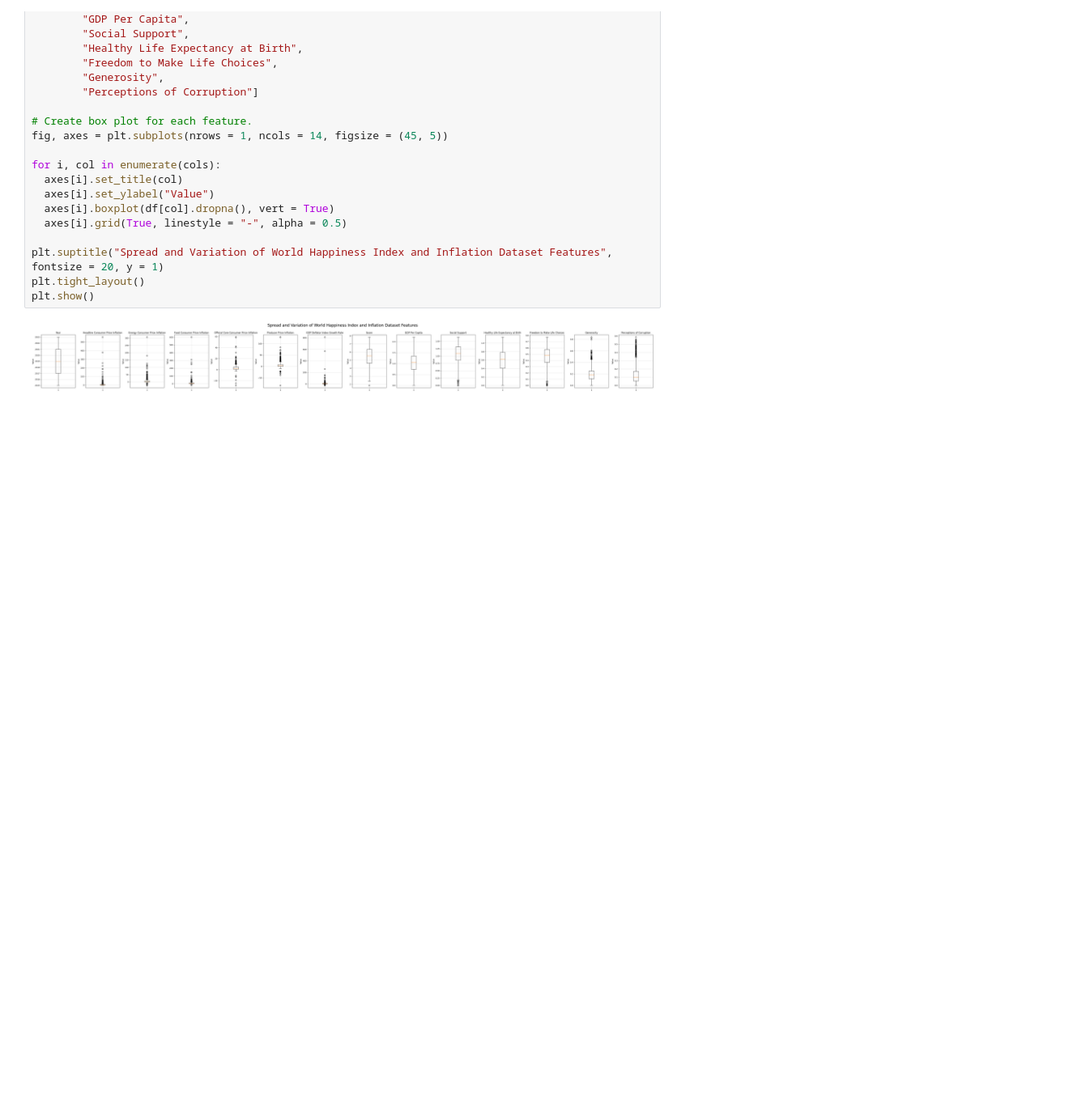
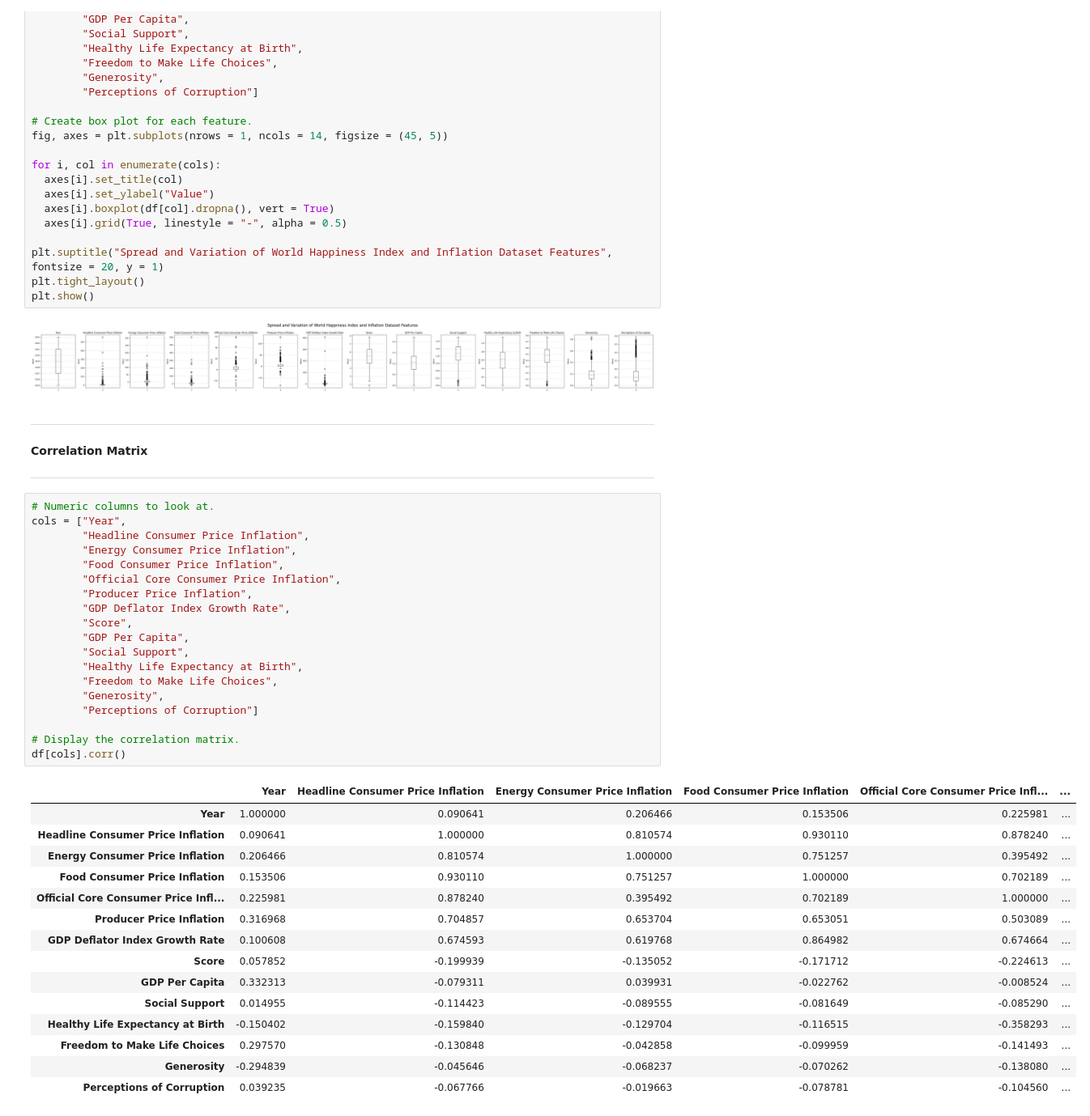
Before and after one commit to CharlotteHoyt/KWK-Goldman-Sachs-ML-Final-Project, a Jupyter notebook: Charlotte_KWK_Machine_Learning_x_Finance_Challenge_Final_Project.ipynb, the cells around one changed output. Shown at 81% size. Saved outputs shown, nothing was run; the diff lists cells and outputs as text; blank space fills up the shorter version.

Commit message:
Calculated and displayed correlation matrix.

```diff
--- a/Charlotte_KWK_Machine_Learning_x_Finance_Challenge_Final_Project.ipynb
+++ b/Charlotte_KWK_Machine_Learning_x_Finance_Challenge_Final_Project.ipynb
@@ -316,3 +316,44 @@ plt.tight_layout()
 plt.show()
 # %% [output]
 [figure]
+# %% [markdown]
+---
+
+**Correlation Matrix**
+
+---
+# %%
+# Numeric columns to look at.
+cols = ["Year",
+        "Headline Consumer Price Inflation",
+        "Energy Consumer Price Inflation",
+        "Food Consumer Price Inflation",
+        "Official Core Consumer Price Inflation",
+        "Producer Price Inflation",
+        "GDP Deflator Index Growth Rate",
+        "Score",
+        "GDP Per Capita",
+        "Social Support",
+        "Healthy Life Expectancy at Birth",
+        "Freedom to Make Life Choices",
+        "Generosity",
+        "Perceptions of Corruption"]
+
+# Display the correlation matrix.
+df[cols].corr()
+# %% [output]
+|  | Year | Headline Consumer Price Inflation | Energy Consumer Price Inflation | Food Consumer Price Inflation | Official Core Consumer Price Infl... | ... |
+| Year | 1.000000 | 0.090641 | 0.206466 | 0.153506 | 0.225981 | ... |
+| Headline Consumer Price Inflation | 0.090641 | 1.000000 | 0.810574 | 0.930110 | 0.878240 | ... |
+| Energy Consumer Price Inflation | 0.206466 | 0.810574 | 1.000000 | 0.751257 | 0.395492 | ... |
+| Food Consumer Price Inflation | 0.153506 | 0.930110 | 0.751257 | 1.000000 | 0.702189 | ... |
+| Official Core Consumer Price Infl... | 0.225981 | 0.878240 | 0.395492 | 0.702189 | 1.000000 | ... |
+| Producer Price Inflation | 0.316968 | 0.704857 | 0.653704 | 0.653051 | 0.503089 | ... |
+| GDP Deflator Index Growth Rate | 0.100608 | 0.674593 | 0.619768 | 0.864982 | 0.674664 | ... |
+| Score | 0.057852 | -0.199939 | -0.135052 | -0.171712 | -0.224613 | ... |
+| GDP Per Capita | 0.332313 | -0.079311 | 0.039931 | -0.022762 | -0.008524 | ... |
+| Social Support | 0.014955 | -0.114423 | -0.089555 | -0.081649 | -0.085290 | ... |
+| Healthy Life Expectancy at Birth | -0.150402 | -0.159840 | -0.129704 | -0.116515 | -0.358293 | ... |
+| Freedom to Make Life Choices | 0.297570 | -0.130848 | -0.042858 | -0.099959 | -0.141493 | ... |
+| Generosity | -0.294839 | -0.045646 | -0.068237 | -0.070262 | -0.138080 | ... |
+| Perceptions of Corruption | 0.039235 | -0.067766 | -0.019663 | -0.078781 | -0.104560 | ... |
```
